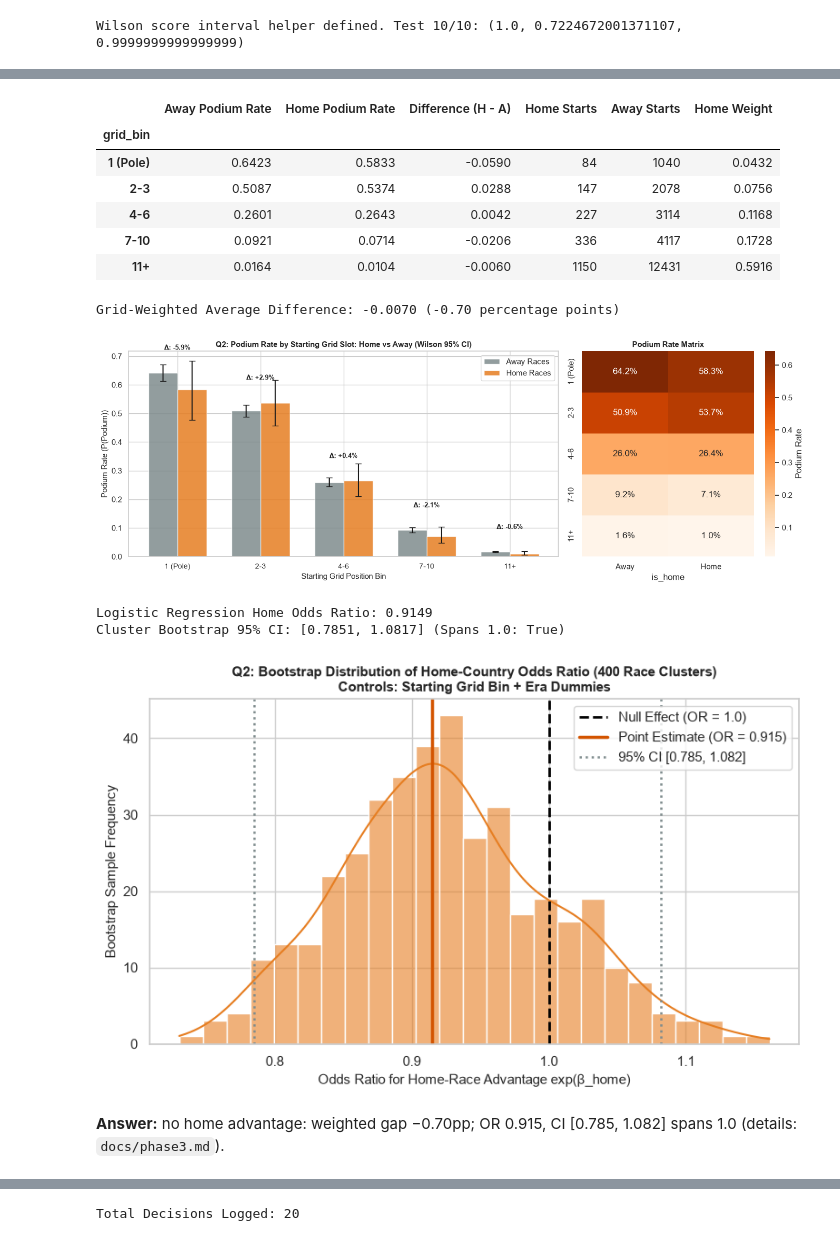
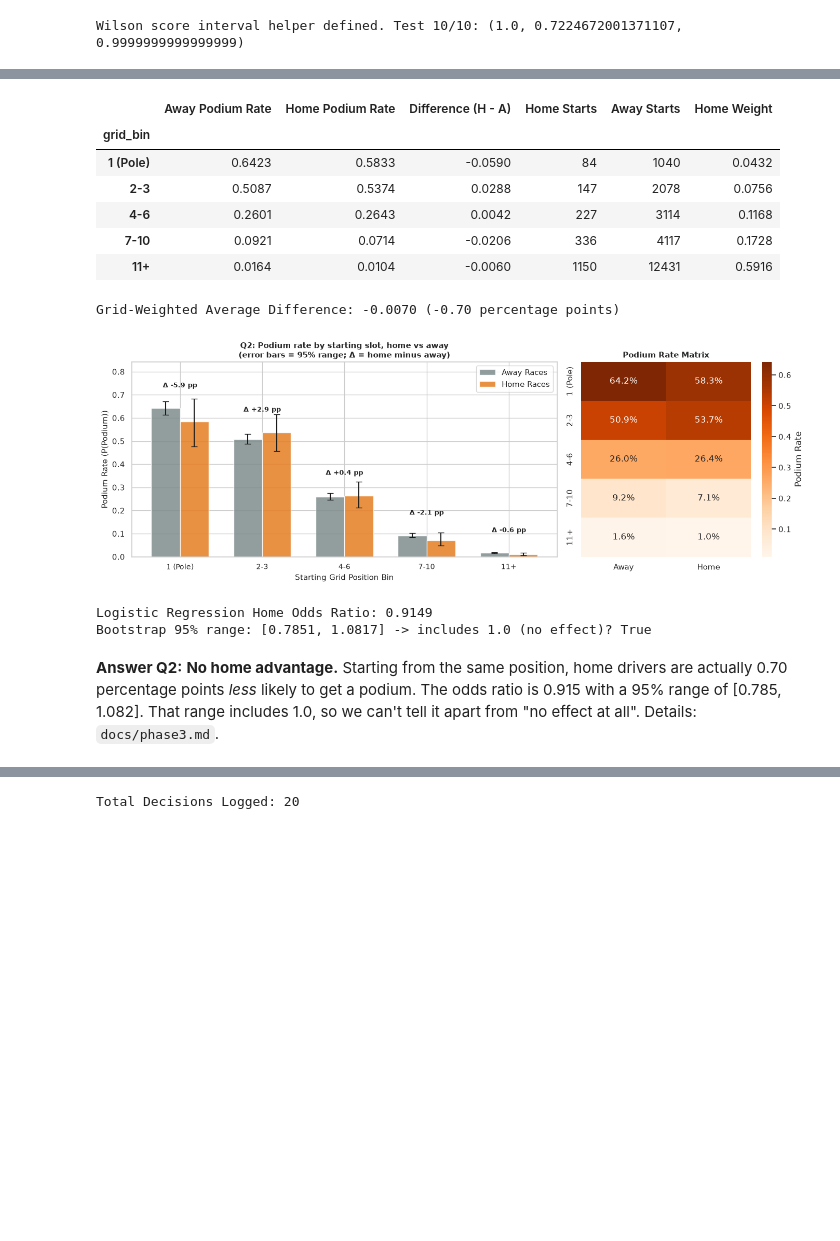
Before and after one commit to MohamedAyman04/f1-drivers, a Jupyter notebook: notebooks/f1_podium_prediction.ipynb, the cells around one changed output, grey strips where cells are left out. Cells and saved outputs as stored; diff of their text form; code cells hidden in the pictures; blank space fills up the shorter version.

```diff
--- a/notebooks/f1_podium_prediction.ipynb
+++ b/notebooks/f1_podium_prediction.ipynb
@@ -858,7 +943,9 @@ display(format_samples)
 | 9 | pit_stops.time | clock time (UTC) | [17:05:23, 17:05:52, 17:20:48] |
 # %%
 def time_to_seconds(v):
-    '''22.450 | 1:27.274 | 34:50.711 | 1:34:50.711 -> float seconds; \\N/NaN -> NaN.'''
+    '''Turn a time written as text into a number of seconds.
+    Handles '22.450', '1:27.274' (m:ss), '34:50.711' and '1:34:50.711' (h:mm:ss).
+    Missing values (\\N, empty, NaN) become NaN.'''
     if v is None or pd.isna(v):
         return np.nan
     if isinstance(v, str):
@@ -866,6 +953,7 @@ def time_to_seconds(v):
         if v in (r"\N", ""):
             return np.nan
     try:
+        # each part before a ':' is worth 60x the next one, e.g. '1:27.274' -> 1*60 + 27.274
         secs = 0.0
         for part in str(v).split(":"):
             secs = secs * 60 + float(part)
@@ -874,10 +962,12 @@ def time_to_seconds(v):
         return np.nan
 
 
+# Try it on a few lap times
 demo = data["lap_times"].head(5)[["raceId", "driverId", "lap", "time"]].copy()
 demo["seconds"] = demo["time"].map(time_to_seconds)
 display(demo)
 
+# Check that every real value can be parsed (0 failures expected)
 lt_ok = data["lap_times"]["time"].map(time_to_seconds)
 rt = data["results"]["time"]
 rt_non_sentinel = ~rt.isin([r"\N"])
@@ -1684,7 +1678,8 @@ Multi-hop joins per question: answer + plot + grain/missingness/cutoff note (det
 # %%
-# Wilson 95% CI for shares [beyond labs: small-N circuits].
+# Wilson 95% confidence interval for a rate (successes / trials). We need it
+# because many circuits have few starts, and a plain rate from 10 starts is very uncertain.
 def wilson_interval(successes, trials, confidence=0.95):
-    """Computes Wilson score confidence interval for binomial proportions."""
+    """Return (rate, lower bound, upper bound). Works on single numbers or whole arrays."""
     s = np.asarray(successes, dtype=float)
     n = np.asarray(trials, dtype=float)
     z = stats.norm.ppf(1 - (1 - confidence) / 2)
@@ -1928,7 +1961,8 @@ Nationality mapping coverage: 100.0% (0 unmapped)
 Total starts analyzed (excl. Indy 500): 24,724
 Home starts: 1,944 (7.86%) | Away starts: 22,780
 # %%
-# Approach 1: Stratified Comparison
+# Method 1, stratified: inside each starting-position group, compare home vs away podium rate,
+# then average the differences (weighted by how many home starts each group has).
 piv_mean = q2_main.pivot_table(index="grid_bin", columns="is_home", values="podium", aggfunc="mean", observed=False)
 piv_count = q2_main.pivot_table(index="grid_bin", columns="is_home", values="podium", aggfunc="count", observed=False)
 diff = piv_mean[1] - piv_mean[0]
@@ -1943,7 +1977,7 @@ summary_strat = pd.DataFrame({
 display(summary_strat.round(4))
 print(f"Grid-Weighted Average Difference: {weighted_diff:+.4f} ({weighted_diff*100:+.2f} percentage points)")
 
-# Plot fig_11: Grouped bar chart + Heatmap
+# Figure 11: home vs away podium rate per starting group (left) and as a colour grid (right)
 fig, (ax1, ax2) = plt.subplots(1, 2, figsize=(14, 5), gridspec_kw={"width_ratios": [2, 1]})
 
 bins = piv_mean.index.tolist()
@@ -1960,77 +1994,68 @@ ax1.bar(x + w/2, piv_mean[1], width=w, label="Home Races", color="#e67e22", alph
 
 for i in range(len(bins)):
     gap = diff.iloc[i] * 100
-    ax1.text(x[i], max(piv_mean.iloc[i]) + 0.08, f"Δ: {gap:+.1f}%", ha="center", fontsize=9, fontweight="bold")
+    ax1.text(x[i], max(piv_mean.iloc[i]) + 0.09, f"Δ {gap:+.1f} pp", ha="center", fontsize=9, fontweight="bold")
 
 ax1.set_xticks(x)
 ax1.set_xticklabels(bins, fontsize=10)
 ax1.set_xlabel("Starting Grid Position Bin", fontsize=11)
 ax1.set_ylabel("Podium Rate (P(Podium))", fontsize=11)
-ax1.set_title("Q2: Podium Rate by Starting Grid Slot: Home vs Away (Wilson 95% CI)", fontsize=11, fontweight="bold")
-ax1.legend()
+ax1.set_ylim(0, min(1.0, float(piv_mean.max().max()) + 0.2))
+ax1.set_title("Q2: Podium rate by starting slot, home vs away\n(error bars = 95% range; Δ = home minus away)", fontsize=11, fontweight="bold")
+ax1.legend(loc="upper right")
 
-# Heatmap
+# right panel: colour grid
 heat_data = piv_mean.rename(columns={0: "Away", 1: "Home"})
 sns.heatmap(heat_data, annot=True, fmt=".1%", cmap="Oranges", ax=ax2, cbar_kws={"label": "Podium Rate"})
 ax2.set_title("Podium Rate Matrix", fontsize=11, fontweight="bold")
 ax2.set_ylabel("")
+ax2.set_xlabel("")
 
 plt.tight_layout()
 plt.savefig(FIG_DIR / "fig_11_q2_stratified_bars.png", dpi=150)
 plt.show()
 
-# Approach 2: Logistic Regression with Cluster Bootstrap
+# Method 2, logistic regression: podium ~ home + starting group + era.
+# exp(home coefficient) = odds ratio: 1.0 = no home effect, > 1 = home helps, < 1 = home hurts.
+# C=1e5 means practically no regularisation: we want the plain estimate, not a shrunk one.
 q2_main["era"] = pd.cut(q2_main["year"], bins=[1949, 1979, 2013, 2030], labels=["pre-1980", "1980-2013", "2014+"])
 X_cols = pd.get_dummies(q2_main[["is_home", "grid_bin", "era"]], drop_first=True)
 y_all = q2_main["podium"]
 
 lr = LogisticRegression(max_iter=1000, C=1e5)
 lr.fit(X_cols, y_all)
 home_coef = lr.coef_[0][0]
 home_or = np.exp(home_coef)
 
+# Bootstrap: draw whole races at random (the same race can be drawn twice) 400 times and refit.
+# The middle 95% of the 400 odds ratios is the 95% range. Whole races, because drivers in the
+# same race affect each other.
 np.random.seed(42)
 unique_races = q2_main["raceId"].unique()
 boot_ors = []
 for _ in range(400):
     sample_races = pd.DataFrame({"raceId": np.random.choice(unique_races, size=len(unique_races), replace=True)})
     sample_df = sample_races.merge(q2_main, on="raceId", how="inner")
     X_b = pd.get_dummies(sample_df[["is_home", "grid_bin", "era"]], drop_first=True).reindex(columns=X_cols.columns, fill_value=0)
     lr_b = LogisticRegression(max_iter=500, C=1e5)
     lr_b.fit(X_b, sample_df["podium"])
     boot_ors.append(np.exp(lr_b.coef_[0][0]))
 
 ci_low, ci_high = np.percentile(boot_ors, [2.5, 97.5])
 print(f"Logistic Regression Home Odds Ratio: {home_or:.4f}")
-print(f"Cluster Bootstrap 95% CI: [{ci_low:.4f}, {ci_high:.4f}] (Spans 1.0: {ci_low <= 1.0 <= ci_high})")
-
-# Plot fig_12: Bootstrap distribution
-fig, ax = plt.subplots(figsize=(8, 5))
-sns.histplot(boot_ors, kde=True, color="#e67e22", ax=ax, bins=25, alpha=0.6)
-ax.axvline(1.0, color="black", linestyle="--", lw=2, label="Null Effect (OR = 1.0)")
-ax.axvline(home_or, color="#d35400", lw=2.5, label=f"Point Estimate (OR = {home_or:.3f})")
-ax.axvline(ci_low, color="#7f8c8d", linestyle=":", lw=1.8, label=f"95% CI [{ci_low:.3f}, {ci_high:.3f}]")
-ax.axvline(ci_high, color="#7f8c8d", linestyle=":", lw=1.8)
-ax.set_xlabel("Odds Ratio for Home-Race Advantage exp(β_home)", fontsize=11)
-ax.set_ylabel("Bootstrap Sample Frequency", fontsize=11)
-ax.set_title("Q2: Bootstrap Distribution of Home-Country Odds Ratio (400 Race Clusters)\nControls: Starting Grid Bin + Era Dummies", fontsize=11, fontweight="bold")
-ax.legend()
-plt.tight_layout()
-plt.savefig(FIG_DIR / "fig_12_q2_bootstrap_odds.png", dpi=150)
-plt.show()
+print(f"Bootstrap 95% range: [{ci_low:.4f}, {ci_high:.4f}] -> includes 1.0 (no effect)? {ci_low <= 1.0 <= ci_high}")
 # %% [output]
 |  | Away Podium Rate | Home Podium Rate | Difference (H - A) | Home Starts | Away Starts | Home Weight |
 | grid_bin |  |  |  |  |  |  |
 | 1 (Pole) | 0.6423 | 0.5833 | -0.0590 | 84 | 1040 | 0.0432 |
 | 2-3 | 0.5087 | 0.5374 | 0.0288 | 147 | 2078 | 0.0756 |
 | 4-6 | 0.2601 | 0.2643 | 0.0042 | 227 | 3114 | 0.1168 |
 | 7-10 | 0.0921 | 0.0714 | -0.0206 | 336 | 4117 | 0.1728 |
 | 11+ | 0.0164 | 0.0104 | -0.0060 | 1150 | 12431 | 0.5916 |
 Grid-Weighted Average Difference: -0.0070 (-0.70 percentage points)
-[figure, old version]
+[figure, new version]
 Logistic Regression Home Odds Ratio: 0.9149
-Cluster Bootstrap 95% CI: [0.7851, 1.0817] (Spans 1.0: True)
+Bootstrap 95% range: [0.7851, 1.0817] -> includes 1.0 (no effect)? True
-[figure, removed]
 # %% [markdown]
-**Answer:** no home advantage: weighted gap −0.70pp; OR 0.915, CI [0.785, 1.082] spans 1.0 (details: `docs/phase3.md`).
+**Answer Q2:** **No home advantage.** Starting from the same position, home drivers are actually 0.70 percentage points *less* likely to get a podium. The odds ratio is 0.915 with a 95% range of [0.785, 1.082]. That range includes 1.0, so we can't tell it apart from "no effect at all". Details: `docs/phase3.md`.
 # %% [markdown]
```
Also changed, not shown: parts of 102 cells of this notebook, 25 other files.
